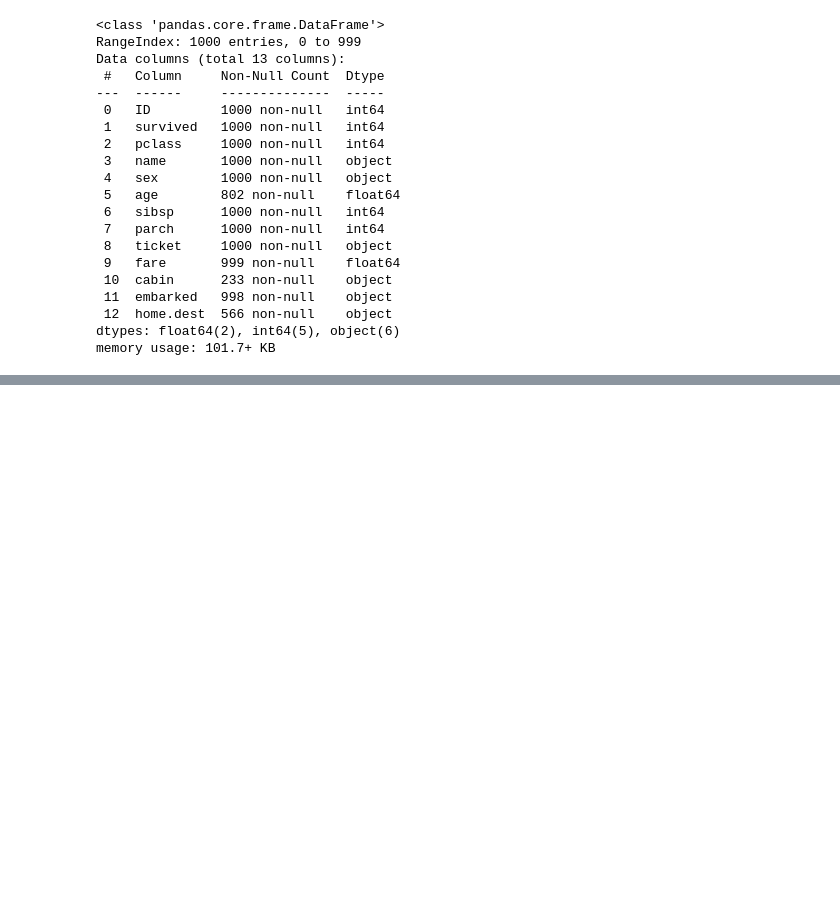
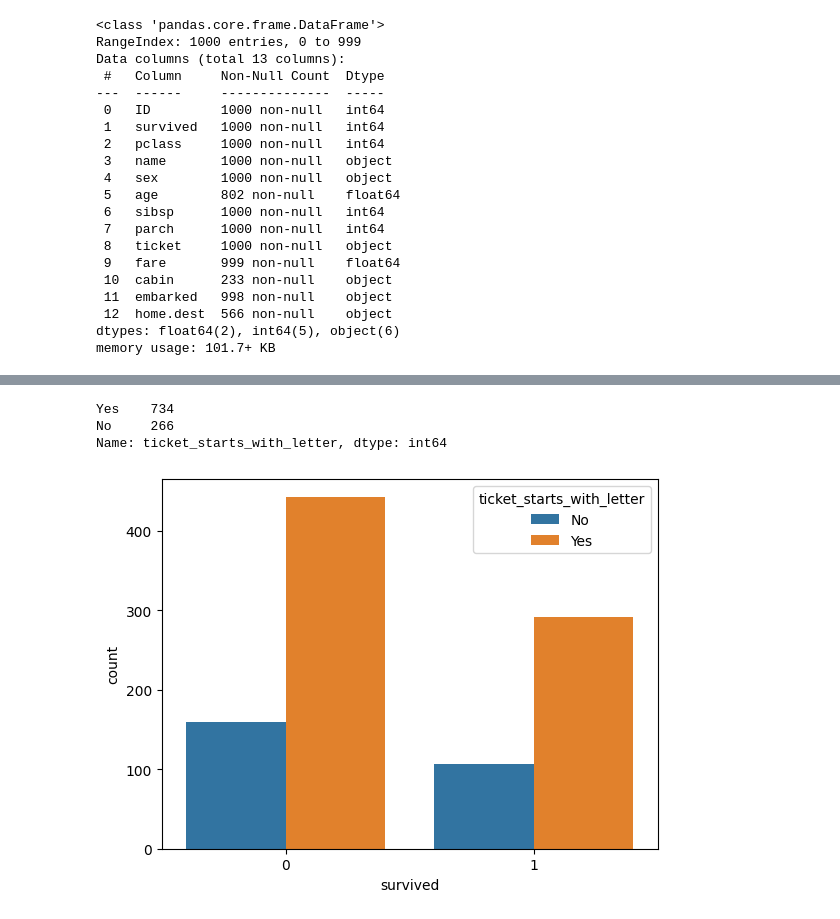
Before and after one commit to rikivols/machine_learning_exercises, a Jupyter notebook: 01/homework_01.ipynb, the cells around one changed output, grey strips where cells are left out. Saved outputs shown, nothing was run; the diff lists cells and outputs as text; code cells hidden in the pictures; blank space fills up the shorter version.

```diff
--- a/01/homework_01.ipynb
+++ b/01/homework_01.ipynb
@@ -202,0 +218,17 @@ Now convert all columns into data that's in a friendly format for machine learni
+# %%
+def categorize_ticket(ticket: Union[str, float]) -> str:
+    if ticket == np.nan:  # protection in case future data have null
+        return "No"
+    ticket = ticket.strip()
+    if ticket[0].isdigit():
+        return "Yes"
+    return "No"
+
+df["ticket_starts_with_letter"] = df["ticket"].apply(categorize_ticket)
+print(df["ticket_starts_with_letter"].value_counts())
+sns.countplot(x='survived', hue ='ticket_starts_with_letter', data=df);
+# %% [output]
+Yes    734
+No     266
+Name: ticket_starts_with_letter, dtype: int64
+[figure, added]
```
Also changed, not shown: parts of 35 cells of this notebook.
